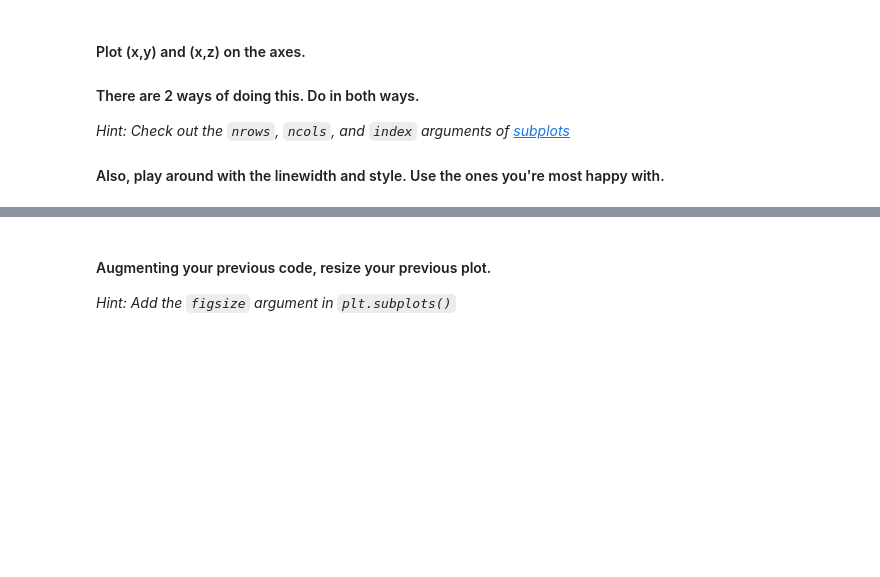
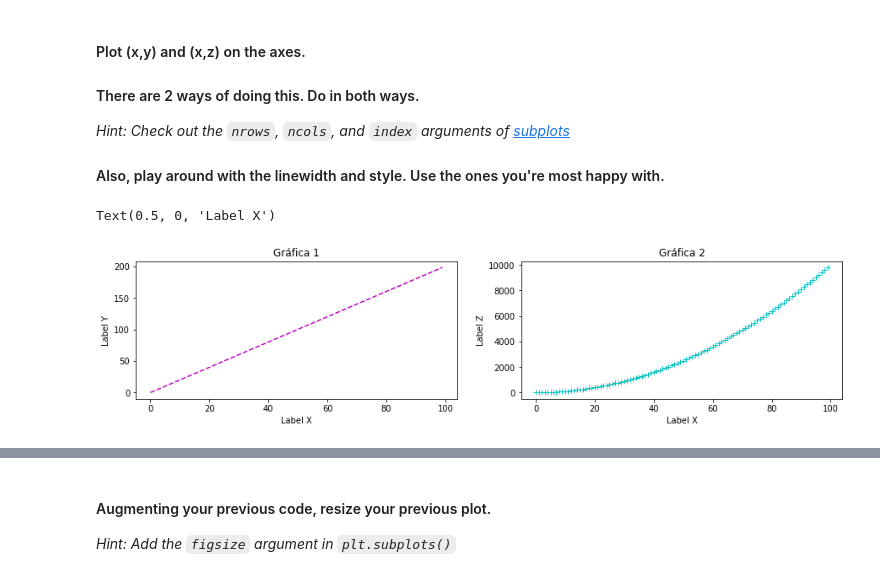
Before and after one commit to ironhack-datalabs/datamad0320, a Jupyter notebook: module-2/lab-matplotlib-seaborn/your-code/challenge-1.ipynb, the cells around one changed output, grey strips where cells are left out. Saved outputs shown, nothing was run; the diff lists cells and outputs as text; code cells hidden in the pictures; blank space fills up the shorter version.

```diff
--- a/module-2/lab-matplotlib-seaborn/your-code/challenge-1.ipynb
+++ b/module-2/lab-matplotlib-seaborn/your-code/challenge-1.ipynb
@@ -38,0 +33,18 @@ z = x**2
+# %%
+# your code here-1st way (call `subplots` twice using the `index` parameter)
+plt.figure(figsize=(15,3))
+
+plt.subplot(1,2,1)
+plt.title("Gráfica 1")
+plt.plot(x,y,color="m",linestyle='dashed')
+plt.ylabel("Label Y")
+plt.xlabel("Label X")
+
+plt.subplot(1,2,2)
+plt.title("Gráfica 2")
+plt.plot(x,z,"r+",color="c")
+plt.ylabel("Label Z")
+plt.xlabel("Label X")
+# %% [output]
+Text(0.5, 0, 'Label X')
+[figure, added]
```
Also changed, not shown: parts of 18 cells of this notebook, 2 other files.
